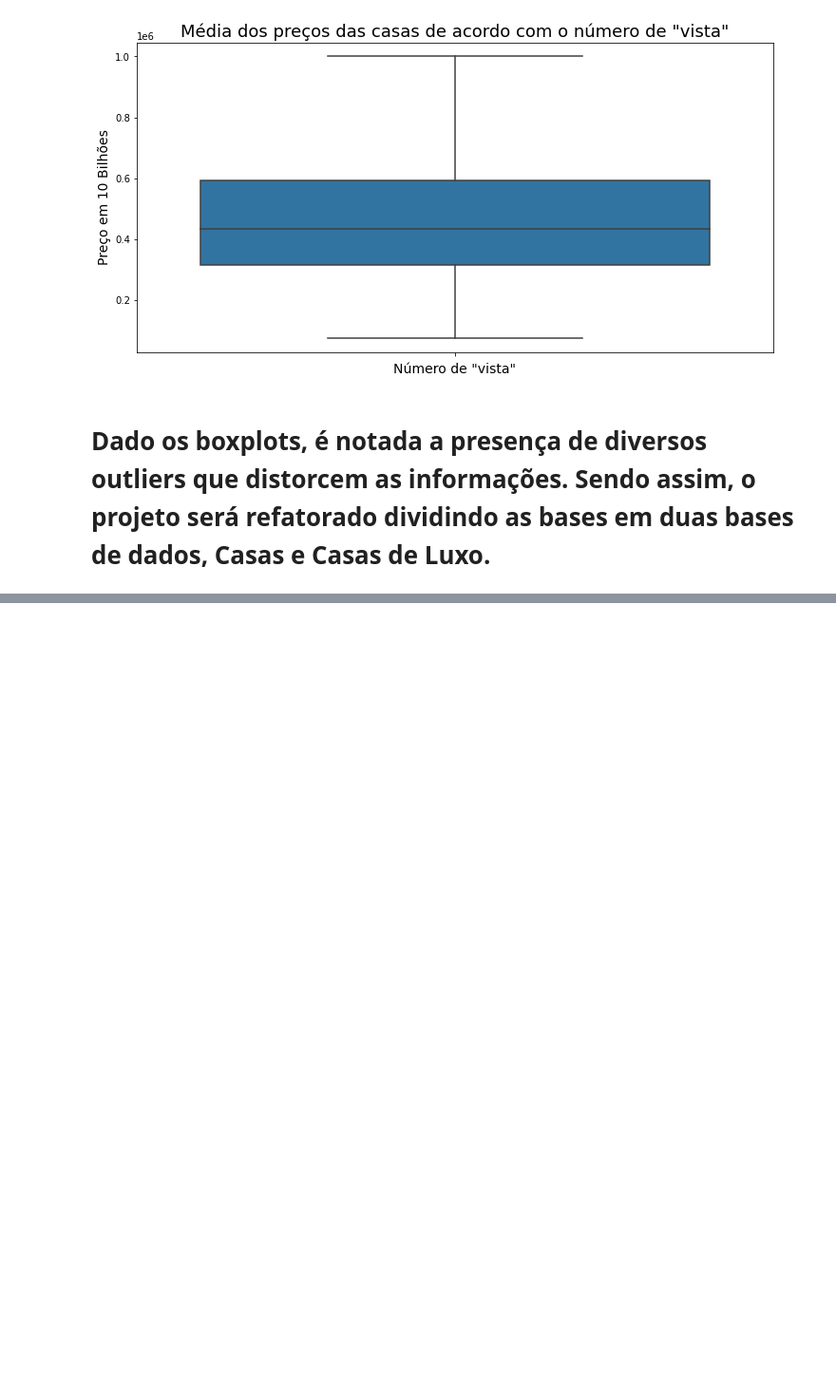
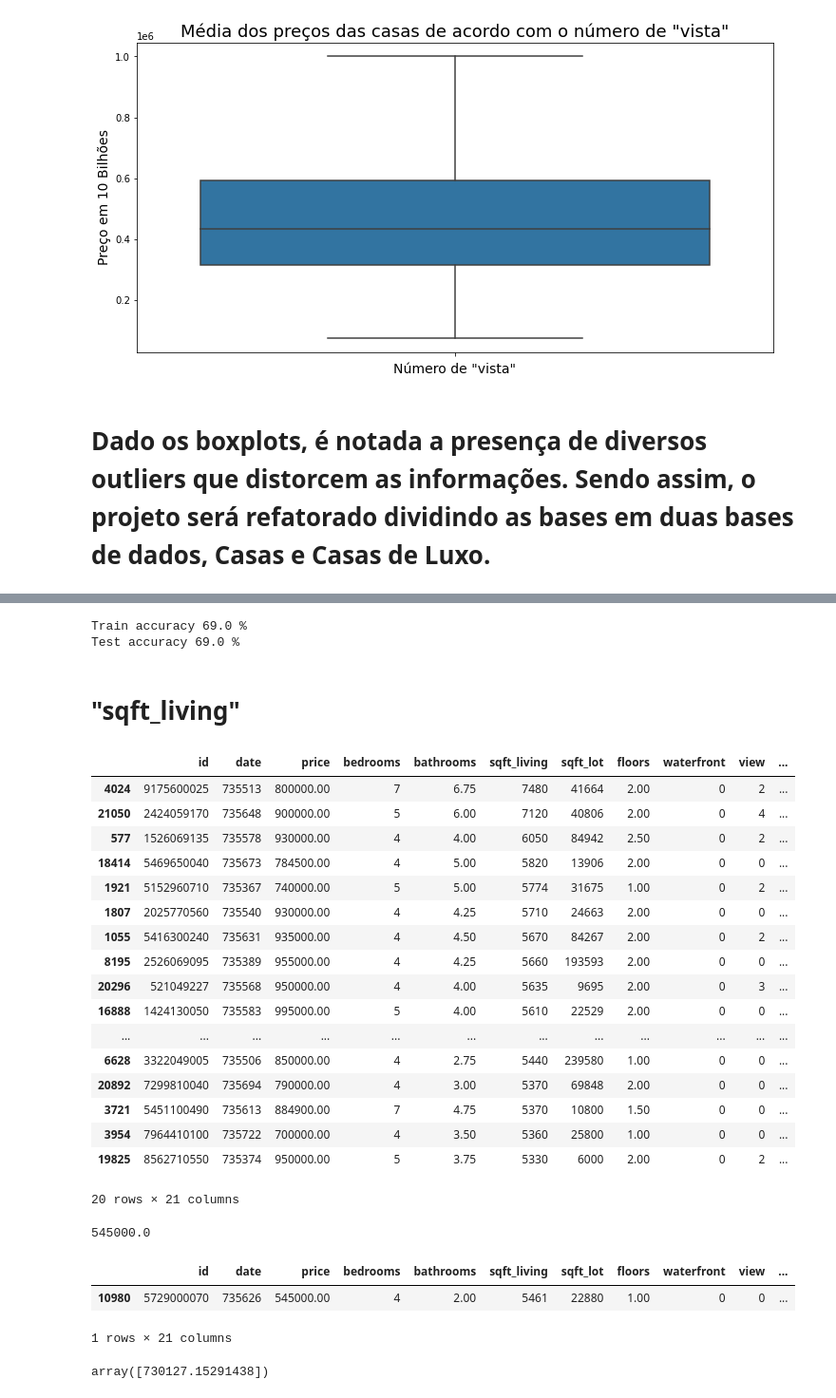
Before and after one commit to Ronan-Castro/KingCounty_House, a Jupyter notebook: Execução/Insights_Terceira_Parte_ML.ipynb, the cells around one changed output, grey strips where cells are left out. Shown: that part at 95% size. Saved outputs shown, nothing was run; the diff lists cells and outputs as text; code cells hidden in the pictures; blank space fills up the shorter version.

Commit message:
Finalizando Machine Learning com Regressão Linear

```diff
--- a/Execução/Insights_Terceira_Parte_ML.ipynb
+++ b/Execução/Insights_Terceira_Parte_ML.ipynb
@@ -526,0 +155,54 @@ top_20
+# %%
+from sklearn.linear_model import LinearRegression
+
+model = LinearRegression()
+
+model.fit(X_train, y_train)
+y_predict = model.predict(X_test)
+
+scoreTrain = model.score(X_train, y_train)
+scoreTest = model.score(X_test, y_test)
+
+print(f"Train accuracy {round(scoreTrain * 100,0)} %")
+print(f"Test accuracy {round(scoreTest* 100,0)} %")
+# %% [output]
+Train accuracy 69.0 %
+Test accuracy 69.0 %
+# %% [markdown]
+# "sqft_living"
+# %%
+DataFrame.sort_values(by = "sqft_living", ascending = False).head(20)
+# %% [output]
+|  | id | date | price | bedrooms | bathrooms | sqft_living | sqft_lot | floors | waterfront | view | ... |
+| 4024 | 9175600025 | 735513 | 800000.00 | 7 | 6.75 | 7480 | 41664 | 2.00 | 0 | 2 | ... |
+| 21050 | 2424059170 | 735648 | 900000.00 | 5 | 6.00 | 7120 | 40806 | 2.00 | 0 | 4 | ... |
+| 577 | 1526069135 | 735578 | 930000.00 | 4 | 4.00 | 6050 | 84942 | 2.50 | 0 | 2 | ... |
+| 18414 | 5469650040 | 735673 | 784500.00 | 4 | 5.00 | 5820 | 13906 | 2.00 | 0 | 0 | ... |
+| 1921 | 5152960710 | 735367 | 740000.00 | 5 | 5.00 | 5774 | 31675 | 1.00 | 0 | 2 | ... |
+| 1807 | 2025770560 | 735540 | 930000.00 | 4 | 4.25 | 5710 | 24663 | 2.00 | 0 | 0 | ... |
+| 1055 | 5416300240 | 735631 | 935000.00 | 4 | 4.50 | 5670 | 84267 | 2.00 | 0 | 2 | ... |
+| 8195 | 2526069095 | 735389 | 955000.00 | 4 | 4.25 | 5660 | 193593 | 2.00 | 0 | 0 | ... |
+| 20296 | 521049227 | 735568 | 950000.00 | 4 | 4.00 | 5635 | 9695 | 2.00 | 0 | 3 | ... |
+| 16888 | 1424130050 | 735583 | 995000.00 | 5 | 4.00 | 5610 | 22529 | 2.00 | 0 | 0 | ... |
+| ... | ... | ... | ... | ... | ... | ... | ... | ... | ... | ... | ... |
+| 6628 | 3322049005 | 735506 | 850000.00 | 4 | 2.75 | 5440 | 239580 | 1.00 | 0 | 0 | ... |
+| 20892 | 7299810040 | 735694 | 790000.00 | 4 | 3.00 | 5370 | 69848 | 2.00 | 0 | 0 | ... |
+| 3721 | 5451100490 | 735613 | 884900.00 | 7 | 4.75 | 5370 | 10800 | 1.50 | 0 | 0 | ... |
+| 3954 | 7964410100 | 735722 | 700000.00 | 4 | 3.50 | 5360 | 25800 | 1.00 | 0 | 0 | ... |
+| 19825 | 8562710550 | 735374 | 950000.00 | 5 | 3.75 | 5330 | 6000 | 2.00 | 0 | 2 | ... |
+20 rows × 21 columns
+# %%
+DataFrame.sort_values(by = "sqft_living", ascending = False).head(20).price.min()
+# %% [output]
+545000.0
+# %%
+data = DataFrame.sort_values(by = "sqft_living", ascending = False).head(20).query("price == price.min()")
+data
+# %% [output]
+|  | id | date | price | bedrooms | bathrooms | sqft_living | sqft_lot | floors | waterfront | view | ... |
+| 10980 | 5729000070 | 735626 | 545000.00 | 4 | 2.00 | 5461 | 22880 | 1.00 | 0 | 0 | ... |
+1 rows × 21 columns
+# %%
+model.predict(data.drop("price", axis = 1))
+# %% [output]
+array([730127.15291438])
```
Also changed, not shown: parts of 83 cells of this notebook, 1 other file.
